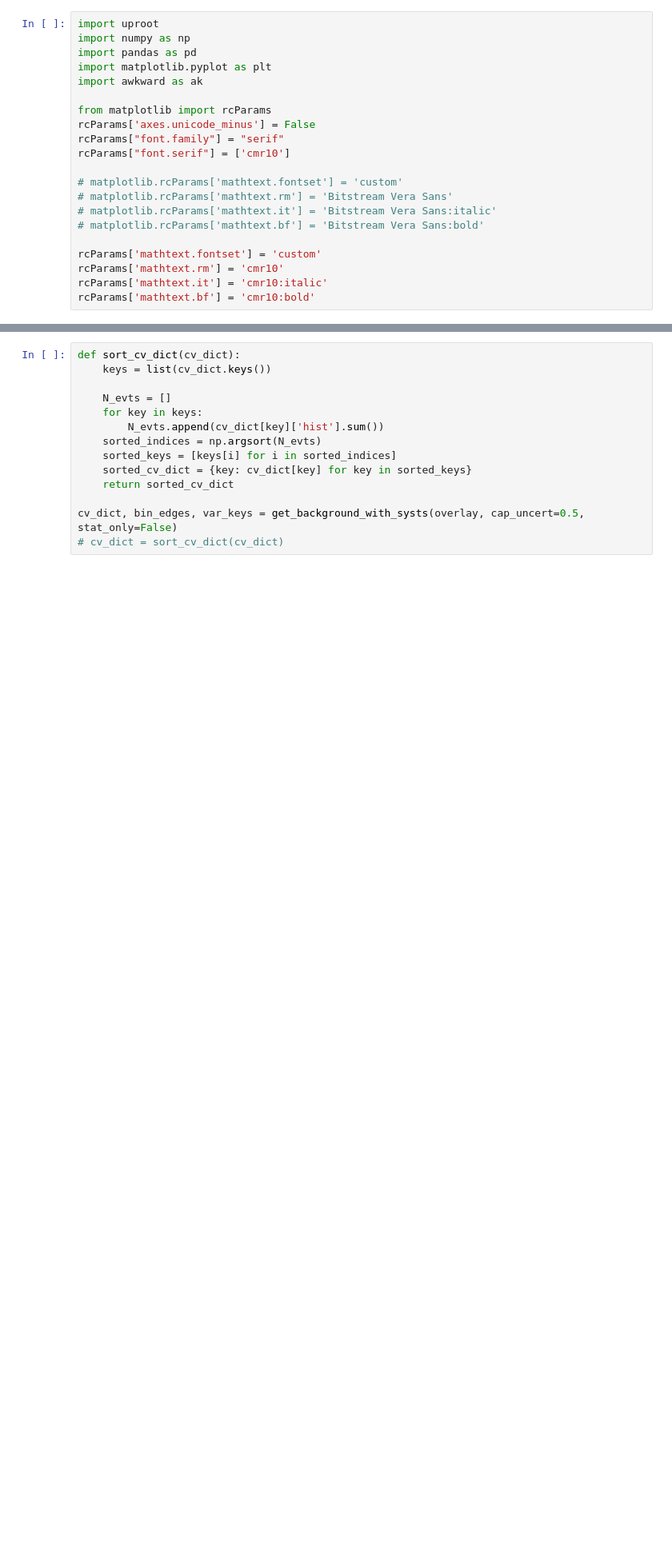
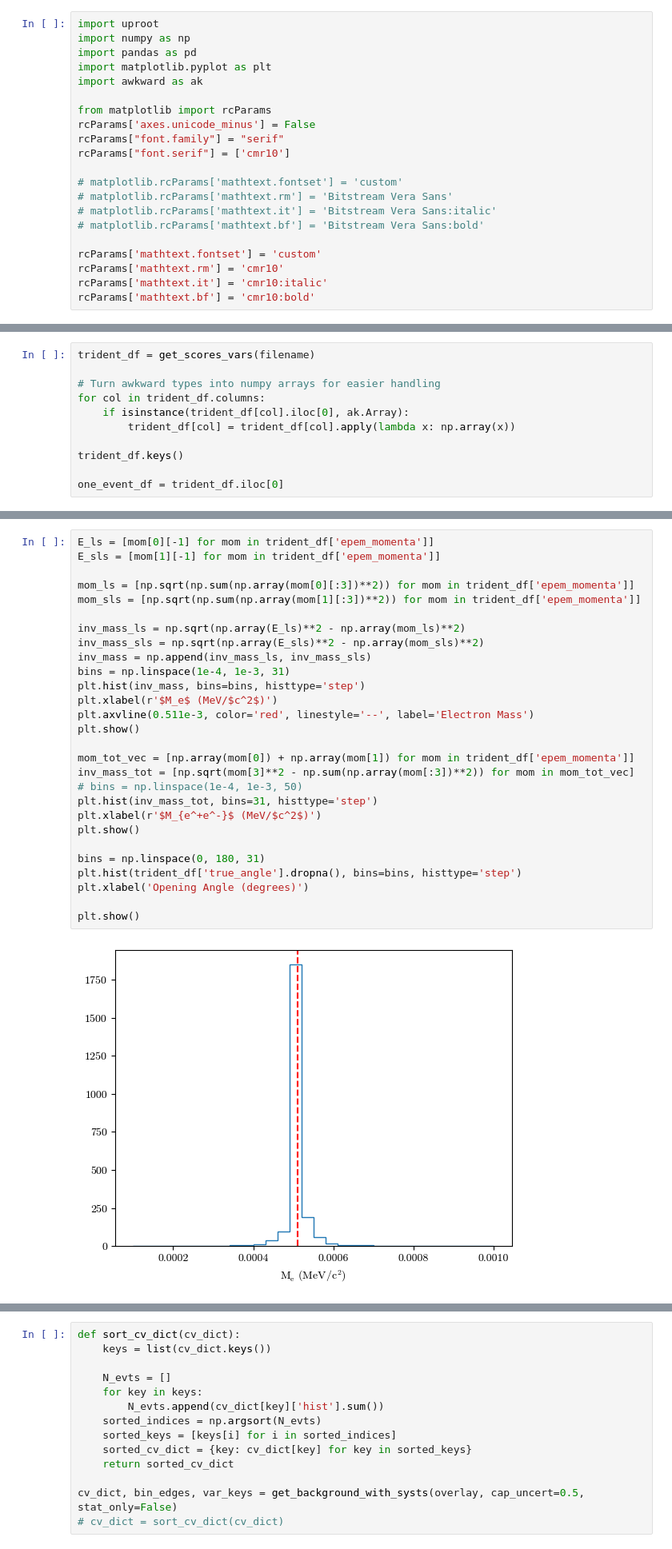
Before and after one commit to JoeBateman/uboone_epem_trident, a Jupyter notebook: wc_epem/plotter.ipynb, the cells around one changed output, grey strips where cells are left out. Shown at 80% size. Saved outputs shown, nothing was run; the diff lists cells and outputs as text; blank space fills up the shorter version.

```diff
--- a/wc_epem/plotter.ipynb
+++ b/wc_epem/plotter.ipynb
@@ -55,0 +105,11 @@ N after preselection 119
+# %%
+trident_df = get_scores_vars(filename)
+
+# Turn awkward types into numpy arrays for easier handling
+for col in trident_df.columns:
+    if isinstance(trident_df[col].iloc[0], ak.Array):
+        trident_df[col] = trident_df[col].apply(lambda x: np.array(x))
+
+trident_df.keys()
+
+one_event_df = trident_df.iloc[0]
@@ -55,0 +166,30 @@ N after preselection 119
+# %%
+E_ls = [mom[0][-1] for mom in trident_df['epem_momenta']]
+E_sls = [mom[1][-1] for mom in trident_df['epem_momenta']]
+
+mom_ls = [np.sqrt(np.sum(np.array(mom[0][:3])**2)) for mom in trident_df['epem_momenta']]
+mom_sls = [np.sqrt(np.sum(np.array(mom[1][:3])**2)) for mom in trident_df['epem_momenta']]
+
+inv_mass_ls = np.sqrt(np.array(E_ls)**2 - np.array(mom_ls)**2)
+inv_mass_sls = np.sqrt(np.array(E_sls)**2 - np.array(mom_sls)**2)
+inv_mass = np.append(inv_mass_ls, inv_mass_sls)
+bins = np.linspace(1e-4, 1e-3, 31)
+plt.hist(inv_mass, bins=bins, histtype='step')
+plt.xlabel(r'$M_e$ (MeV/$c^2$)')
+plt.axvline(0.511e-3, color='red', linestyle='--', label='Electron Mass')
+plt.show()
+
+mom_tot_vec = [np.array(mom[0]) + np.array(mom[1]) for mom in trident_df['epem_momenta']]
+inv_mass_tot = [np.sqrt(mom[3]**2 - np.sum(np.array(mom[:3])**2)) for mom in mom_tot_vec]
+# bins = np.linspace(1e-4, 1e-3, 50)
+plt.hist(inv_mass_tot, bins=31, histtype='step')
+plt.xlabel(r'$M_{e^+e^-}$ (MeV/$c^2$)')
+plt.show()
+
+bins = np.linspace(0, 180, 31)
+plt.hist(trident_df['true_angle'].dropna(), bins=bins, histtype='step')
+plt.xlabel('Opening Angle (degrees)')
+
+plt.show()
+# %% [output]
+[figure, added]
```
Also changed, not shown: parts of 24 cells of this notebook.
